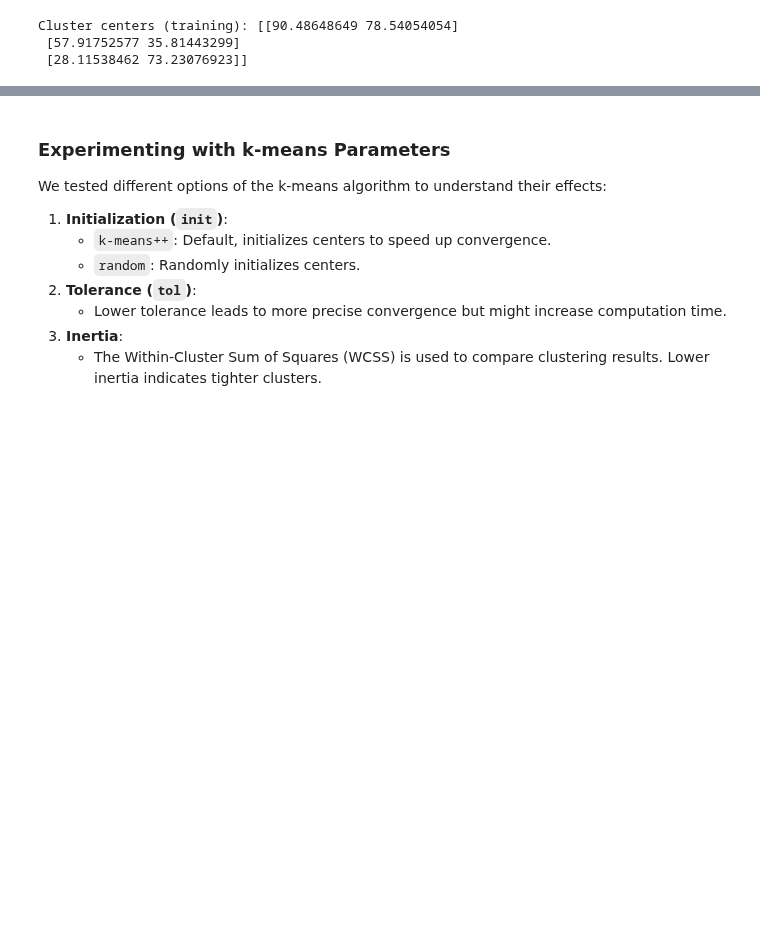
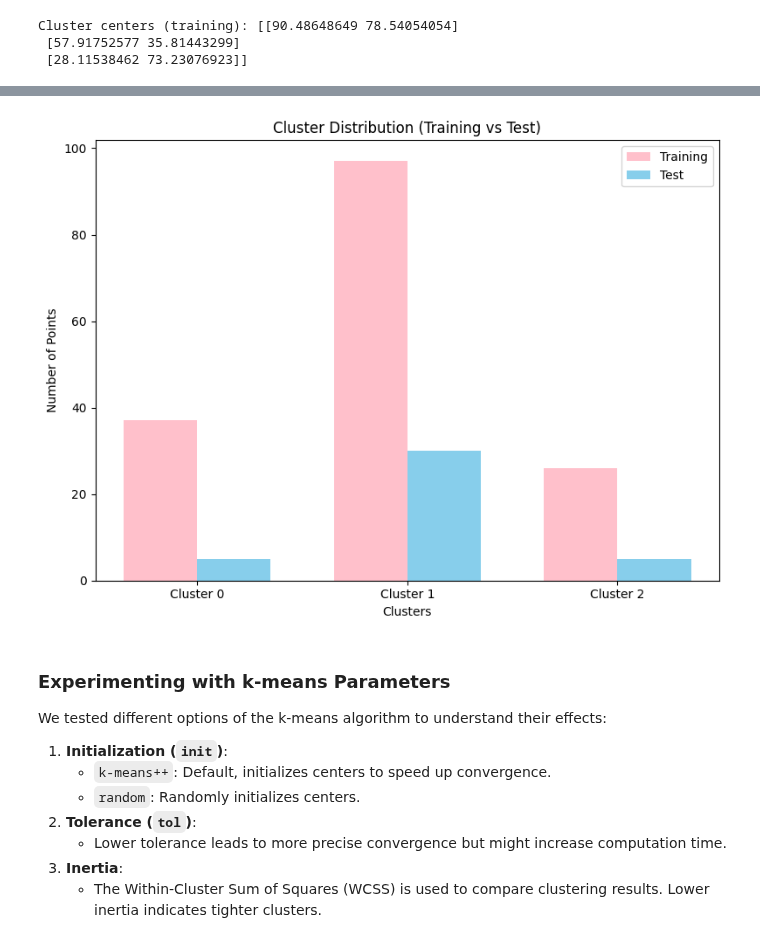
Before and after one commit to jemlau/PredictiveAnalyticsWithPython, a Jupyter notebook: Topic3/mallCustomerDataset.ipynb, the cells around one changed output, grey strips where cells are left out. Drawn from its saved outputs; the diff is of its cells as text; code cells hidden in the pictures; blank space fills up the shorter version.

```diff
--- a/Topic3/mallCustomerDataset.ipynb
+++ b/Topic3/mallCustomerDataset.ipynb
@@ -128,3 +173,29 @@ Cluster centers (training): [[90.48648649 78.54054054]
+# %%
+# Bar chart for cluster distribution (Training vs Test)
+train_counts = list(train_distribution.values())
+test_counts = list(test_distribution.values())
+
+clusters = ['Cluster 0', 'Cluster 1', 'Cluster 2']
+
+x = np.arange(len(clusters))
+width = 0.35
+
+fig, ax = plt.subplots(figsize=(8, 6))
+
+rects1 = ax.bar(x - width/2, train_counts, width, label='Training', color='pink')
+rects2 = ax.bar(x + width/2, test_counts, width, label='Test', color='skyblue')
+
+ax.set_xlabel('Clusters')
+ax.set_ylabel('Number of Points')
+ax.set_title('Cluster Distribution (Training vs Test)')
+ax.set_xticks(x)
+ax.set_xticklabels(clusters)
+ax.legend()
+
+plt.tight_layout()
+plt.show()
+# %% [output]
+[figure, added]
 # %% [markdown]
 ### Experimenting with k-means Parameters
 
```
Also changed, not shown: parts of 6 cells of this notebook.
